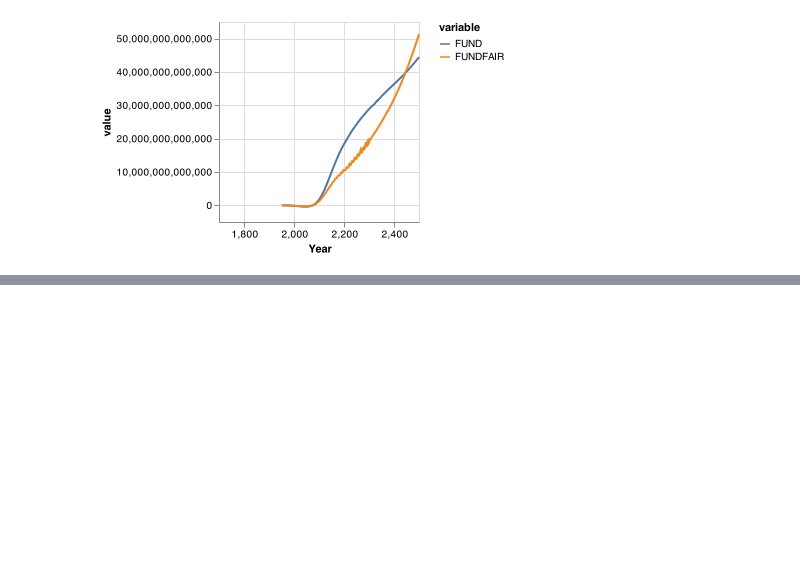
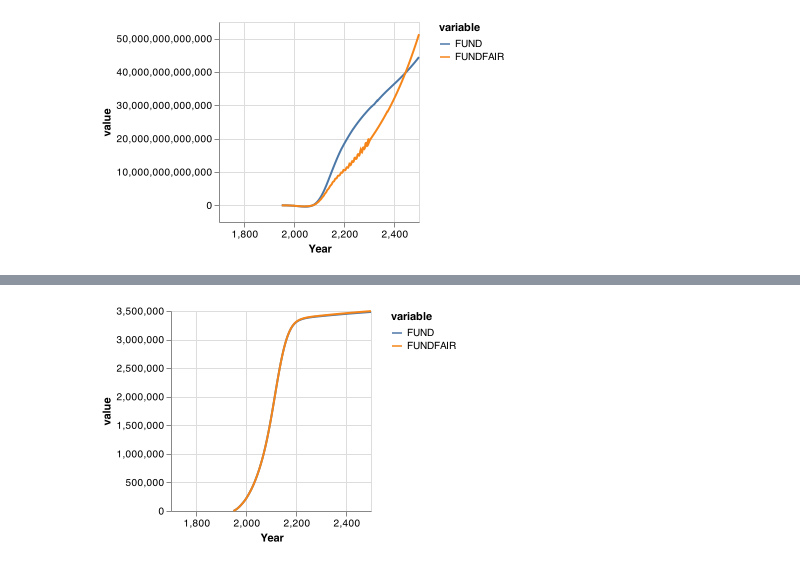
Before and after one commit to anthofflab/MimiFUND-MimiFAIR-Flat.jl, a Jupyter notebook: MimiFUND-MimiFAIR-Flat.ipynb, the cells around one changed output, grey strips where cells are left out. Cells and saved outputs as stored; diff of their text form; code cells hidden in the pictures; blank space fills up the shorter version.

```diff
--- a/MimiFUND-MimiFAIR-Flat.ipynb
+++ b/MimiFUND-MimiFAIR-Flat.ipynb
@@ -312,0 +344,25 @@ stack(df, [:FUND, :FUNDFAIR]) |>
+# %%
+# cumulative emissions
+
+fundfairvals =  m[:emissions, :cumglobco2]
+fundvals = vcat(
+    fill(missing, length(FAIR_first:FUND_first)-1),
+    sum(mfund[:emissions, :cumglobco2][1:length(FUND_first:FAIR_last),:], dims = 2)
+)
+fundvals = fundvals[:,1]; # make a vector
+
+df = DataFrame(
+    :Year => Mimi.time_labels(m),
+    :FUND => fundvals,
+    :FUNDFAIR => fundfairvals)
+
+stack(df, [:FUND, :FUNDFAIR]) |>
+
+@vlplot(
+    :line,
+    x = :Year,
+    y = :value,
+    color = :variable
+)
+# %% [output]
+[figure, added]
```
Also changed, not shown: parts of 9 cells of this notebook, 1 other file.
